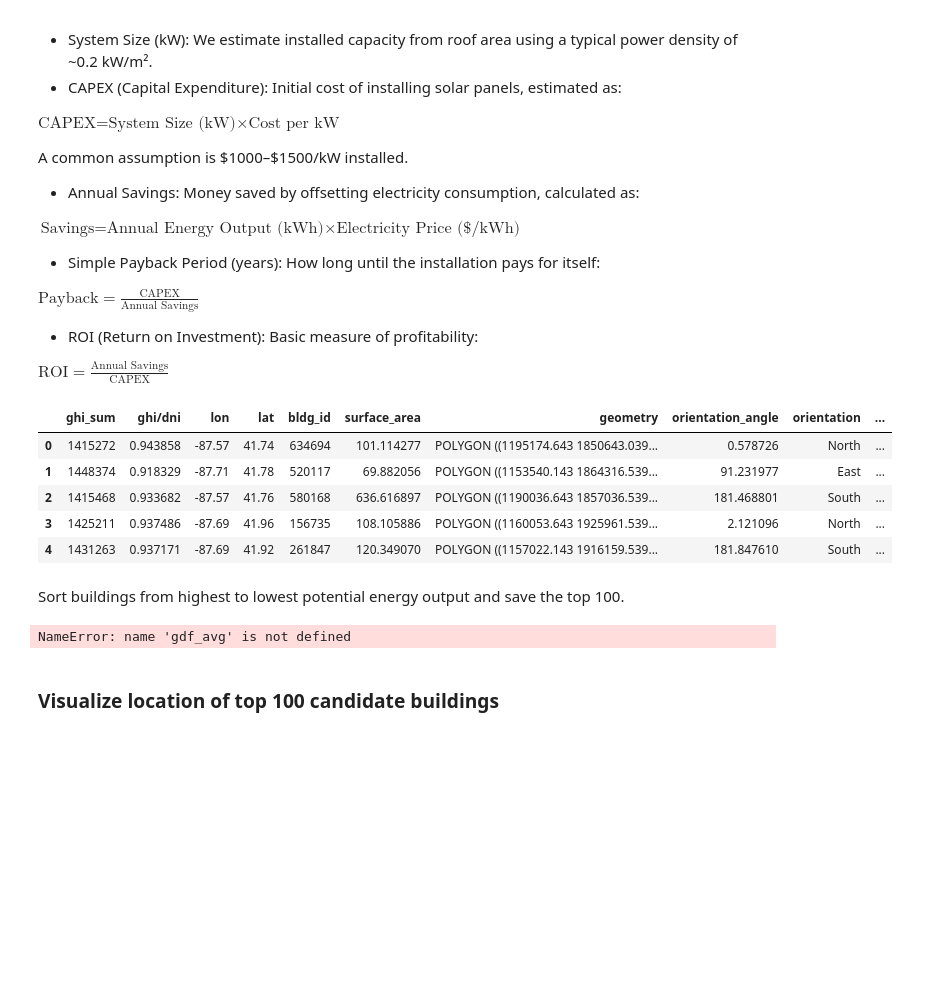
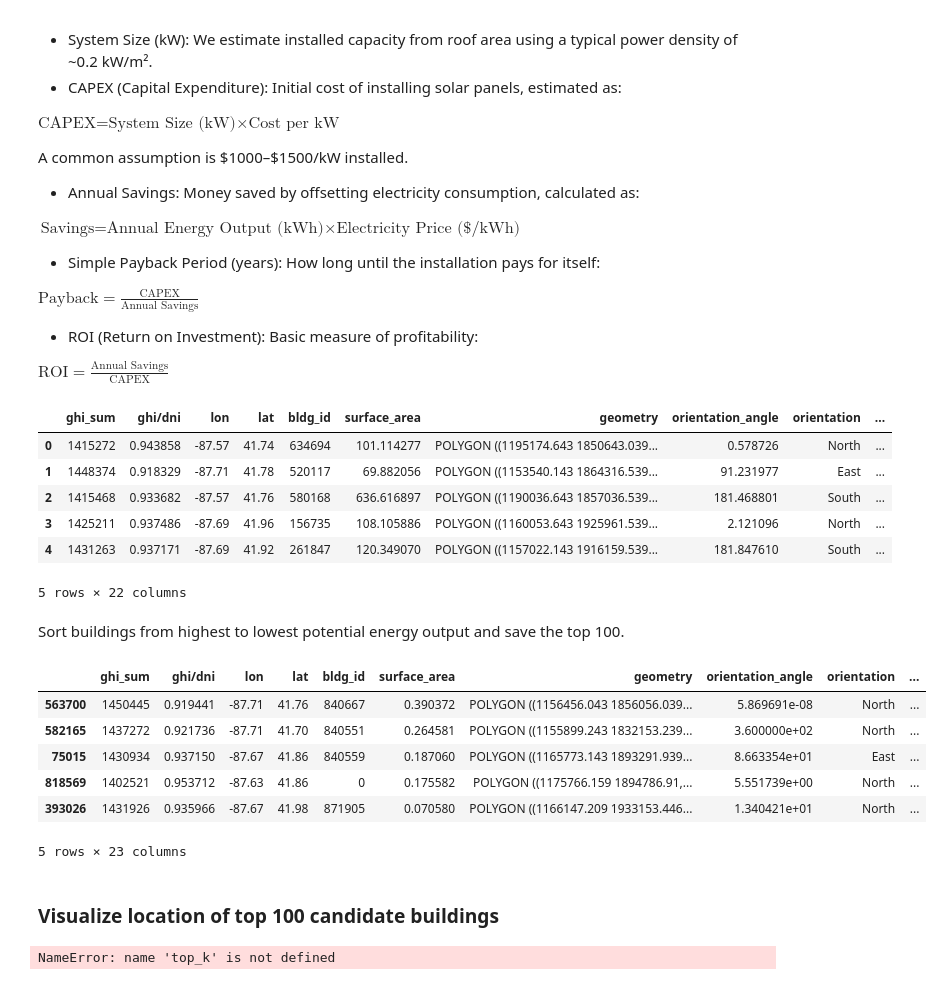
Before and after one commit to dpmendez/solar-energy, a Jupyter notebook: chicago/summarize_solardata.ipynb, the cells around one changed output. Cells and saved outputs as stored; diff of their text form; code cells hidden in the pictures; blank space fills up the shorter version.

```diff
--- a/chicago/summarize_solardata.ipynb
+++ b/chicago/summarize_solardata.ipynb
@@ -160,7 +160,10 @@ print(gdf.columns.tolist())
 ['ghi_sum', 'ghi/dni', 'lon', 'lat', 'bldg_id', 'surface_area', 'geometry', 'orientation_angle', 'orientation']
 # %%
 # estimate kwh per year
-gdf["kwh_estimate"] = gdf.apply(
-    lambda row: get_kwh(row["ghi_sum"], row["surface_area"]),
+gdf["raw_kwh_estimate"] = gdf.apply(
+    lambda row: get_raw_kwh(row["ghi_sum"], row["surface_area"]),
     axis=1
 )
+# %%
+gdf = get_adj_kwh(gdf, "raw_kwh_estimate")
+gdf.head()
@@ -220,6 +230,7 @@ gdf_finance.head()
 | 2 | 1415468 | 0.933682 | -87.57 | 41.76 | 580168 | 636.616897 | POLYGON ((1190036.643 1857036.539... | 181.468801 | South | ... |
 | 3 | 1425211 | 0.937486 | -87.69 | 41.96 | 156735 | 108.105886 | POLYGON ((1160053.643 1925961.539... | 2.121096 | North | ... |
 | 4 | 1431263 | 0.937171 | -87.69 | 41.92 | 261847 | 120.349070 | POLYGON ((1157022.143 1916159.539... | 181.847610 | South | ... |
+5 rows × 22 columns
 # %%
 # save geodataframe
 gdf_finance.to_file('data/solar_summary.geojson', driver='GeoJSON')
@@ -229,14 +240,31 @@ Sort buildings from highest to lowest potential energy output and save the top 1
 # %%
 col_pop = "kwh_estimate"
 if col_pop not in gdf_finance.columns:
     gdf_finance.insert(0, col_pop, gdf.pop(col_pop))
 
-#gdf_sorted = gdf_finance.sort_values(by="kwh_estimate", ascending=False)
+# Sort by energy output
+gdf_sorted = gdf_finance.sort_values(by="kwh_estimate", ascending=False)
+
+# Take top 100 and bottom 100
+top_100 = gdf_sorted.head(100).copy()
+top_100["ranking"] = "Top 100"
+
+bottom_100 = gdf_sorted.tail(100).copy()
+bottom_100["ranking"] = "Bottom 100"
+
+# Combine into a single GeoDataFrame
+top_bottom_100 = pd.concat([top_100, bottom_100])
 
 # save to geojson
-top_k = gdf_sorted.head(100)
-top_k.to_file("data/top_100_buildings.geojson", driver="GeoJSON")
-top_k.drop(columns="geometry").to_csv("data/top_100_buildings.csv", index=False)
-top_k.tail()
+
+top_bottom_100.to_file("data/top_bottom_100_buildings.geojson", driver="GeoJSON")
+top_bottom_100.drop(columns="geometry").to_csv("data/top_bottom_100_buildings.csv", index=False)
+top_bottom_100.tail()
 # %% [output]
+|  | ghi_sum | ghi/dni | lon | lat | bldg_id | surface_area | geometry | orientation_angle | orientation | ... |
+| 563700 | 1450445 | 0.919441 | -87.71 | 41.76 | 840667 | 0.390372 | POLYGON ((1156456.043 1856056.039... | 5.869691e-08 | North | ... |
+| 582165 | 1437272 | 0.921736 | -87.71 | 41.70 | 840551 | 0.264581 | POLYGON ((1155899.243 1832153.239... | 3.600000e+02 | North | ... |
+| 75015 | 1430934 | 0.937150 | -87.67 | 41.86 | 840559 | 0.187060 | POLYGON ((1165773.143 1893291.939... | 8.663354e+01 | East | ... |
+| 818569 | 1402521 | 0.953712 | -87.63 | 41.86 | 0 | 0.175582 | POLYGON ((1175766.159 1894786.91,... | 5.551739e+00 | North | ... |
+| 393026 | 1431926 | 0.935966 | -87.67 | 41.98 | 871905 | 0.070580 | POLYGON ((1166147.209 1933153.446... | 1.340421e+01 | North | ... |
-NameError: name 'gdf_avg' is not defined
+5 rows × 23 columns
@@ -263,3 +277,5 @@ from app.viz import plot_top_k_mapbox
 
 fig_top_k = plot_top_k_mapbox(top_k)
 fig_top_k.show()
+# %% [output]
+NameError: name 'top_k' is not defined
```
Also changed, not shown: parts of 2 cells of this notebook, 1 other file.
